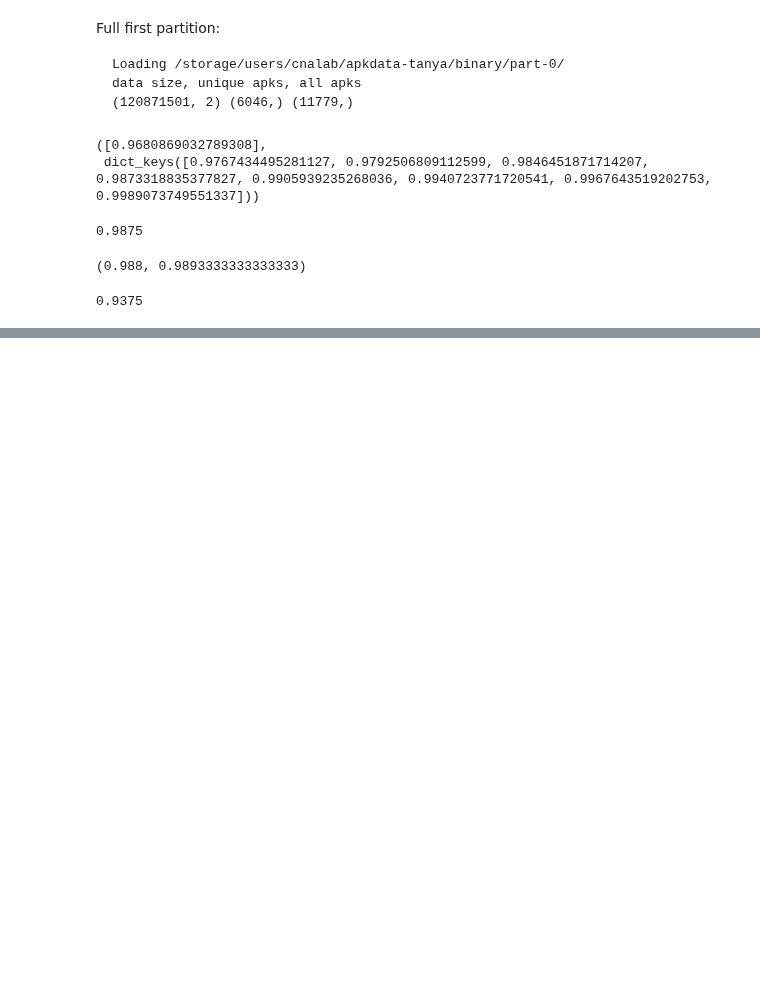
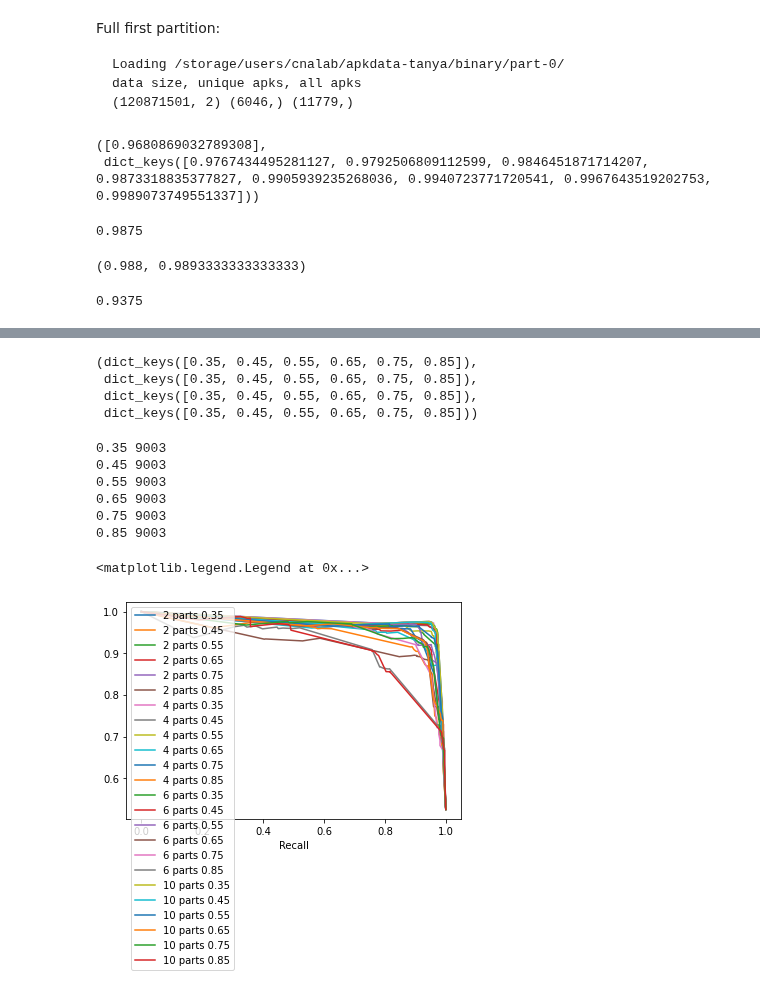
Before and after one commit to jrybicki-jsc/smms, a Jupyter notebook: graphla/cleans.ipynb, the cells around one changed output, grey strips where cells are left out. Drawn from its saved outputs; the diff is of its cells as text; code cells hidden in the pictures; blank space fills up the shorter version.

```diff
--- a/graphla/cleans.ipynb
+++ b/graphla/cleans.ipynb
@@ -341,0 +352,24 @@ get_compression([6046]), streamed_aucs.keys()
+# %%
+part2nets, part2sizes = get_nets(directory='../res/newestcluster/parts2/')
+part4nets, part4sizes = get_nets(directory='../res/newestcluster/parts4/')
+part6nets, part6sizes = get_nets(directory='../res/newestcluster/parts6/')
+part10nets, part10sizes = get_nets(directory='../res/newestcluster/parts10/')
+part16nets, part16sizes = get_nets(directory='../res/newestcluster/parts16/')
+part32nets, part32sizes = get_nets(directory='../res/newestcluster/parts32/')
+# %%
+part2nets.keys(), part4nets.keys(), part6nets.keys(), part10nets.keys()
+# %% [output]
+(dict_keys([0.35, 0.45, 0.55, 0.65, 0.75, 0.85]),
+ dict_keys([0.35, 0.45, 0.55, 0.65, 0.75, 0.85]),
+ dict_keys([0.35, 0.45, 0.55, 0.65, 0.75, 0.85]),
+ dict_keys([0.35, 0.45, 0.55, 0.65, 0.75, 0.85]))
+# %%
+for g in part4nets.keys():
+    print(g, sum(map(lambda x: x[0]+x[1], part4nets[g].values())))
+# %% [output]
+0.35 9003
+0.45 9003
+0.55 9003
+0.65 9003
+0.75 9003
+0.85 9003
@@ -341,0 +378,28 @@ get_compression([6046]), streamed_aucs.keys()
+# %%
+small_labels = pd.read_csv('../res/newestcluster/labels_hashed.csv', index_col=0)
+# %%
+perf_part2 = get_perf(directory='../res/newestcluster/parts2/', gammas=part2nets.keys(), labels=small_labels)
+perf_part4 = get_perf(directory='../res/newestcluster/parts4/', gammas=part4nets.keys(), labels=small_labels)
+perf_part6 = get_perf(directory='../res/newestcluster/parts6/', gammas=part6nets.keys(), labels=small_labels)
+perf_part10 = get_perf(directory='../res/newestcluster/parts10/', gammas=part10nets.keys(), labels=small_labels)
+perf_part16 = get_perf(directory='../res/newestcluster/parts16/', gammas=part16nets.keys(), labels=small_labels)
+perf_part32 = get_perf(directory='../res/newestcluster/parts32/', gammas=part32nets.keys(), labels=small_labels)
+# %%
+for gamma, [p1, r1] in sorted(perf_part2.items()):
+    plt.plot(r1, p1, label=f"2 parts {gamma}")
+
+for gamma, [p1, r1] in sorted(perf_part4.items()):
+    plt.plot(r1, p1, label=f"4 parts {gamma}")
+
+for gamma, [p1, r1] in sorted(perf_part6.items()):
+    plt.plot(r1, p1, label=f"6 parts {gamma}")
+
+
+for gamma, [p1, r1] in sorted(perf_part10.items()):
+    plt.plot(r1, p1, label=f"10 parts {gamma}")
+
+plt.xlabel('Recall')
+plt.legend()
+# %% [output]
+<matplotlib.legend.Legend at 0x...>
+[figure, added]
```
Also changed, not shown: parts of 15 cells of this notebook.
